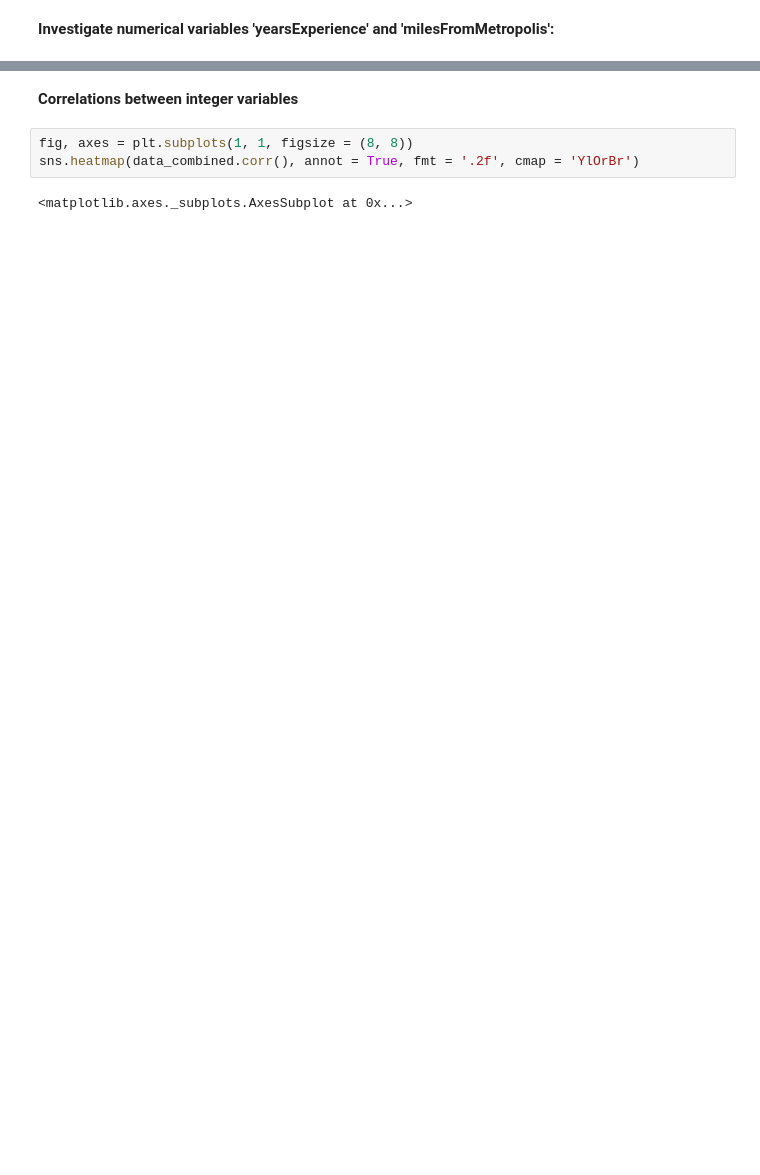
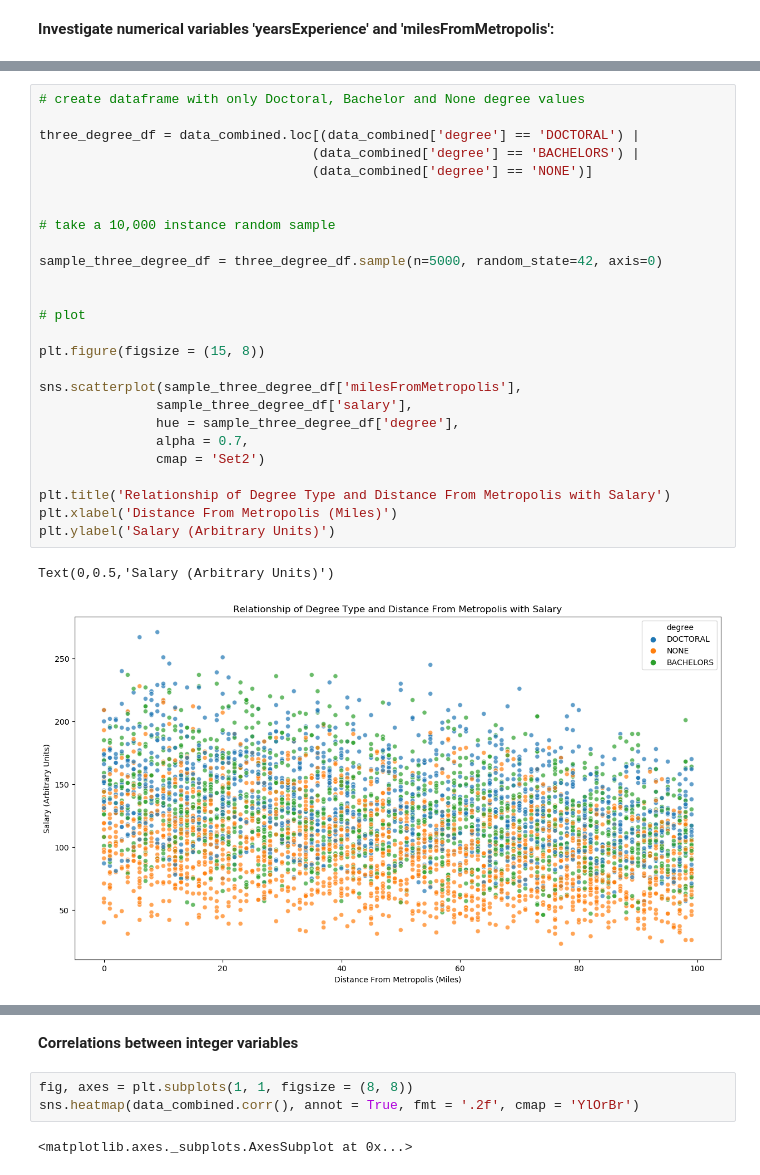
Before and after one commit to Taimur-Shabbir/salary-prediction, a Jupyter notebook: Notebook.ipynb, the cells around one changed output, grey strips where cells are left out. Drawn from its saved outputs; the diff is of its cells as text; blank space fills up the shorter version.

```diff
--- a/Notebook.ipynb
+++ b/Notebook.ipynb
@@ -242,0 +273,29 @@ On the other hand, there are a few jobs available in Metropolis (0 miles away fr
+# %%
+# create dataframe with only Doctoral, Bachelor and None degree values
+
+three_degree_df = data_combined.loc[(data_combined['degree'] == 'DOCTORAL') |
+                                   (data_combined['degree'] == 'BACHELORS') |
+                                   (data_combined['degree'] == 'NONE')]
+
+
+# take a 10,000 instance random sample
+
+sample_three_degree_df = three_degree_df.sample(n=5000, random_state=42, axis=0)
+
+
+# plot
+
+plt.figure(figsize = (15, 8))
+
+sns.scatterplot(sample_three_degree_df['milesFromMetropolis'],
+               sample_three_degree_df['salary'],
+               hue = sample_three_degree_df['degree'],
+               alpha = 0.7,
+               cmap = 'Set2')
+
+plt.title('Relationship of Degree Type and Distance From Metropolis with Salary')
+plt.xlabel('Distance From Metropolis (Miles)')
+plt.ylabel('Salary (Arbitrary Units)')
+# %% [output]
+Text(0,0.5,'Salary (Arbitrary Units)')
+[figure, added]
```
Also changed, not shown: parts of 46 cells of this notebook.
